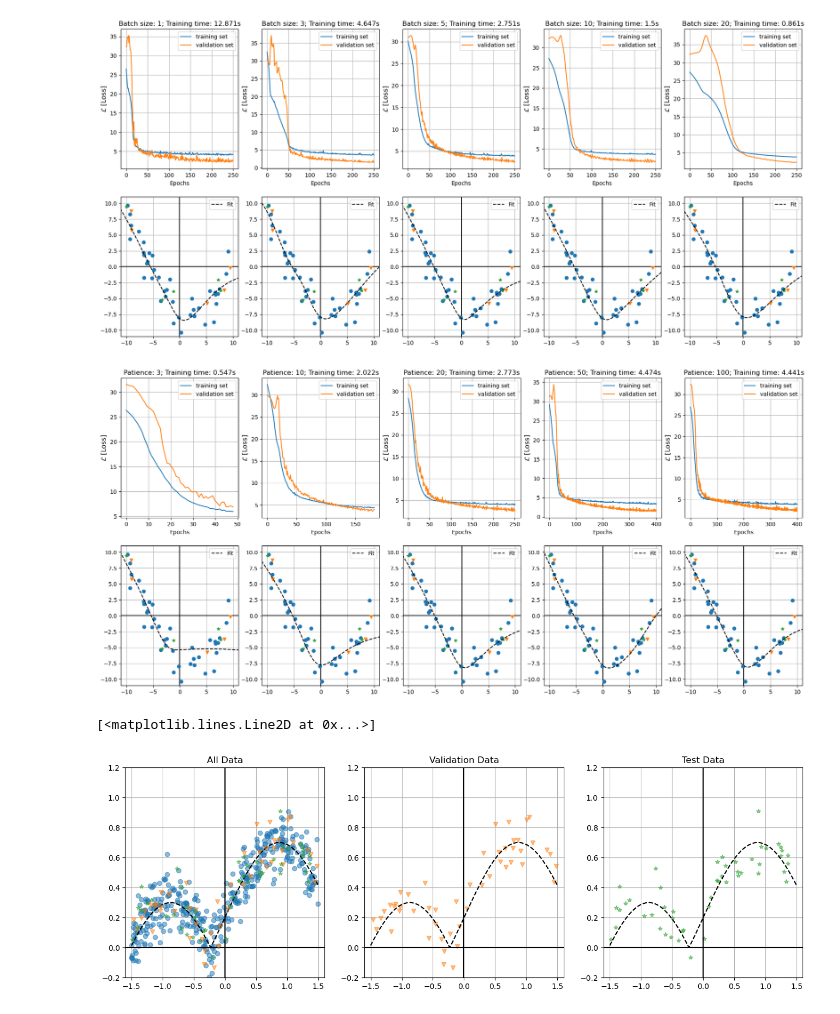
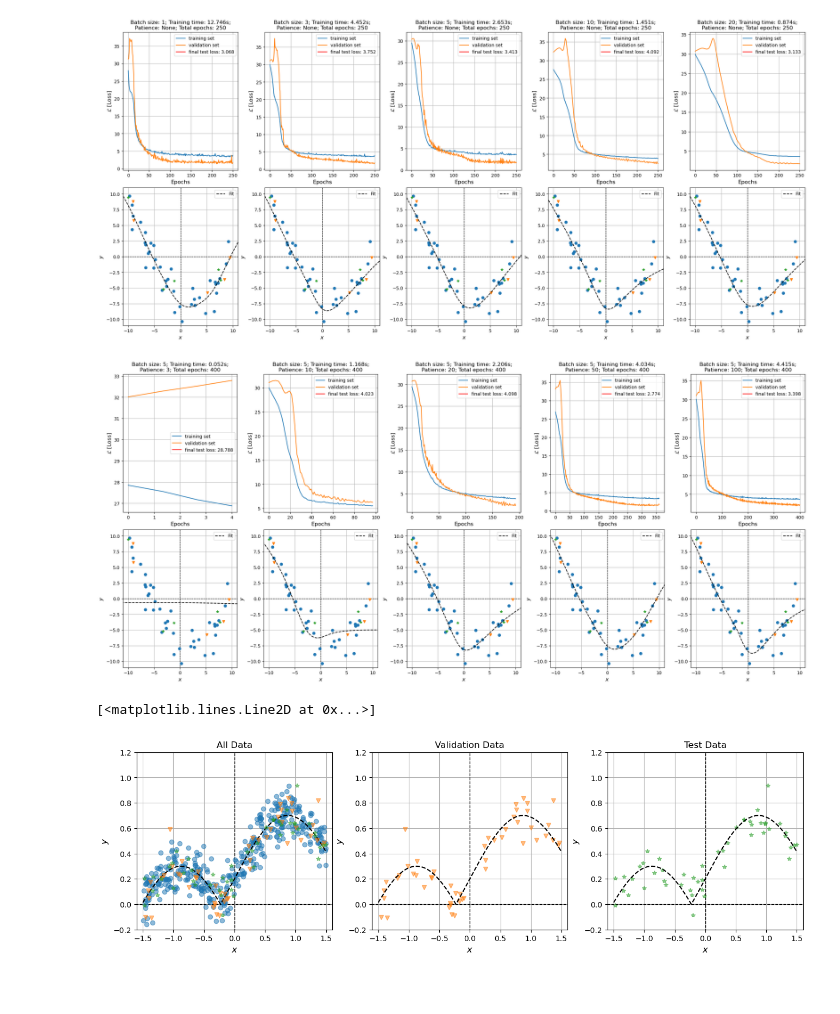
Before and after one commit to karsten3112/Computational-Physics, a Jupyter notebook: Week10/exercise53.ipynb, the cells around one changed output. Saved outputs shown, nothing was run; the diff lists cells and outputs as text; code cells hidden in the pictures; blank space fills up the shorter version.

```diff
--- a/Week10/exercise53.ipynb
+++ b/Week10/exercise53.ipynb
@@ -135,9 +137,9 @@ def train_model(epochs, model, train_loader, val_loader, optimizer, test_loader=
         return train_losses[:epoch+1], val_losses[:epoch+1]
     else:
         test_loss = evaluate_total_loss(model=model, data_loader=test_loader, loss_func=loss_func)
-        return train_losses[0:epoch], val_losses[0:epoch], test_loss[0:epoch]
+        return train_losses[:epoch+1], val_losses[:epoch+1], test_loss
 # %%
-fig, axs = plt.subplots(2, 5, figsize=(22,10))
+fig, axs = plt.subplots(2, 5, figsize=(22,10), layout="constrained")
 epochs = 250
 xs = torch.linspace(0, epochs, epochs)
 xs_plot = torch.linspace(-12,12,1000)
@@ -146,30 +148,39 @@ for batch_size, ax1, ax2 in zip([1,3,5,10,20], axs[0], axs[1]):
     optimizer = torch.optim.Adam(params=model.parameters(), lr=1e-3)
     train_loader = DataLoader(dataset=train_data, batch_size=batch_size, shuffle=True)
     val_loader = DataLoader(dataset=val_data, batch_size=5, shuffle=True)
+    test_loader = DataLoader(dataset=test_data, batch_size=5, shuffle=True)
     start = time.time()
-    train_losses, val_losses = train_model(epochs=epochs, model=model, train_loader=train_loader, val_loader=val_loader, optimizer=optimizer, early_stopping=False)
+    train_losses, val_losses, test_loss = train_model(epochs=epochs,
+                                           model=model,
+                                           train_loader=train_loader,
+                                           val_loader=val_loader,
+                                           test_loader=test_loader,
+                                           optimizer=optimizer, early_stopping=False)
     end = time.time()
     ax1.grid()
     ax2.grid()
     ax1.set_ylabel(r"$\mathcal{L}$"+" [Loss]", fontsize=12)
-    ax1.set_xlabel("Epochs")
-    ax1.set_title(f"Batch size: {batch_size}; Training time: {round(end-start, 3)}s")
+    ax1.set_xlabel("Epochs", fontsize=12)
+    ax1.set_title(f"Batch size: {batch_size}; Training time: {round(end-start, 3)}s;"+"\n"+f"Patience: None; "+f"Total epochs: {epochs}")
     ax2.set_xlim([-11,11])
     ax2.set_ylim([-11,11])
+    ax2.set_xlabel(r"$x$", fontsize=12)
+    ax2.set_ylabel(r"$y$", fontsize=12)
     with torch.no_grad():
+        ax2.hlines(0,-12,12, colors="k", lw=1, ls="--")
+        ax2.vlines(0,-12,12, colors="k", lw=1, ls="--")
         ax1.plot(xs.view(-1,1), train_losses, label="training set")
         ax1.plot(xs.view(-1,1), val_losses, label="validation set")
-        ax2.hlines(0,-12,12, colors="k")
-        ax2.vlines(0,-12,12, colors="k")
         for dataset, symbol, color in zip([train_data, val_data, test_data], ["o", "v", "*"], ["C0", "C1", "C2"]):
             ax2.plot(dataset.features, dataset.labels, symbol, color=color)
         ax2.plot(xs_plot.view(-1,1), model.forward(xs_plot.view(-1,1)), c='k', ls="--", label="Fit")
+        ax1.plot([],[], label=f"final test loss: {round(test_loss.item(),3)}", c="r")
     ax2.legend()
     ax1.legend()
 # %% [output]
-[figure, old version]
+[figure, new version]
 # %%
-fig, axs = plt.subplots(2, 5, figsize=(22,10))
+fig, axs = plt.subplots(2, 5, figsize=(22,10), layout="constrained")
 epochs = 400
 xs = torch.linspace(0, epochs, epochs)
 xs_plot = torch.linspace(-12,12,1000)
@@ -178,32 +189,43 @@ for patience, ax1, ax2 in zip([3,10,20,50,100], axs[0], axs[1]):
     optimizer = torch.optim.Adam(params=model.parameters(), lr=1e-3)
     train_loader = DataLoader(dataset=train_data, batch_size=5, shuffle=True) #WE USE BATCH SIZE OF 5
     val_loader = DataLoader(dataset=val_data, batch_size=5, shuffle=True)
+    test_loader = DataLoader(dataset=test_data, batch_size=5, shuffle=True)
     start = time.time()
-    train_losses, val_losses = train_model(epochs=epochs, model=model, train_loader=train_loader, val_loader=val_loader, optimizer=optimizer, early_stopping=True, patience=patience)
+    train_losses, val_losses, test_loss = train_model(epochs=epochs,
+                                           model=model,
+                                           train_loader=train_loader,
+                                           val_loader=val_loader,
+                                           test_loader=test_loader,
+                                           optimizer=optimizer,
+                                           early_stopping=True,
+                                           patience=patience)
     end = time.time()
     xs = torch.linspace(0, len(train_losses), len(train_losses))
     ax1.grid()
     ax2.grid()
     ax1.set_ylabel(r"$\mathcal{L}$"+" [Loss]", fontsize=12)
-    ax1.set_xlabel("Epochs")
-    ax1.set_title(f"Patience: {patience}; Training time: {round(end-start, 3)}s")
+    ax1.set_xlabel("Epochs", fontsize=12)
+    ax1.set_title(f"Batch size: 5; Training time: {round(end-start, 3)}s;"+"\n"+f"Patience: {patience}; "+f"Total epochs: {epochs}")
     ax2.set_xlim([-11,11])
     ax2.set_ylim([-11,11])
+    ax2.set_xlabel(r"$x$", fontsize=12)
+    ax2.set_ylabel(r"$y$", fontsize=12)
     with torch.no_grad():
-        ax1.plot(xs, train_losses, label="training set")
-        ax1.plot(xs, val_losses, label="validation set")
-        ax2.hlines(0,-12,12, colors="k")
-        ax2.vlines(0,-12,12, colors="k")
+        ax2.hlines(0,-12,12, colors="k", lw=1, ls="--")
+        ax2.vlines(0,-12,12, colors="k", lw=1, ls="--")
+        ax1.plot(xs.view(-1,1), train_losses, label="training set")
+        ax1.plot(xs.view(-1,1), val_losses, label="validation set")
         for dataset, symbol, color in zip([train_data, val_data, test_data], ["o", "v", "*"], ["C0", "C1", "C2"]):
             ax2.plot(dataset.features, dataset.labels, symbol, color=color)
         ax2.plot(xs_plot.view(-1,1), model.forward(xs_plot.view(-1,1)), c='k', ls="--", label="Fit")
+        ax1.plot([],[], label=f"final test loss: {round(test_loss.item(),3)}", c="r")
     ax2.legend()
     ax1.legend()
 
 #Note here that the validation set, does not describe the tendency of our data vey well. Since this is the only contributor, to early-stopping
 #We might still end up with odd fits.
 # %% [output]
-[figure, old version]
+[figure, new version]
 # %%
 def target_func(xs, offset=0.2, amplitude=0.5, freq=1.8):
     return abs(amplitude*np.sin(freq*xs)+offset)
@@ -219,21 +241,24 @@ train_data = MyCustomDataset(features=xs_train.view(-1,1), labels=ys_train.view(
 val_data = MyCustomDataset(features=xs_validation.view(-1,1), labels=ys_validation.view(-1,1))
 test_data = MyCustomDataset(features=xs_test.view(-1,1), labels=ys_test.view(-1,1))
 # %%
-fig, axs = plt.subplots(1, 3, figsize=(16,5))
+fig, axs = plt.subplots(1, 3, figsize=(13,4), layout="constrained")
 xs = np.linspace(-1.5,1.5, 1000)
+
 with torch.no_grad():
     for ax, dataset, symbol, color, title in zip(axs, [train_data, val_data, test_data], ["o", "v", "*"], ["C0", "C1", "C2"], ["All Data","Validation Data", "Test Data"]):
+        ax.hlines(0,-12,12, colors="k", lw=1, ls="--")
+        ax.vlines(0,-12,12, colors="k", lw=1, ls="--")
         ax.plot(dataset.features, dataset.labels, symbol, color=color, alpha=0.5)
+        ax.set_xlabel(r"$x$", fontsize=12)
+        ax.set_ylabel(r"$y$", fontsize=12)
         ax.set_title(title)
         ax.grid()
         ax.set_xlim([-1.6,1.6])
         ax.set_ylim([-0.2,1.2])
-        ax.hlines(0,-12,12, colors="k")
-        ax.vlines(0,-12,12, colors="k")
         ax.plot(xs, target_func(xs), c="k", ls="--")
 axs[0].plot(val_data.features, val_data.labels, "v",color="C1", alpha=0.5)
 axs[0].plot(test_data.features, test_data.labels, "*",color="C2", alpha=0.5)
 # %% [output]
 [<matplotlib.lines.Line2D at 0x...>]
-[figure, old version]
+[figure, new version]
 # %%
```
Also changed, not shown: parts of 3 cells of this notebook, 10 other files.
